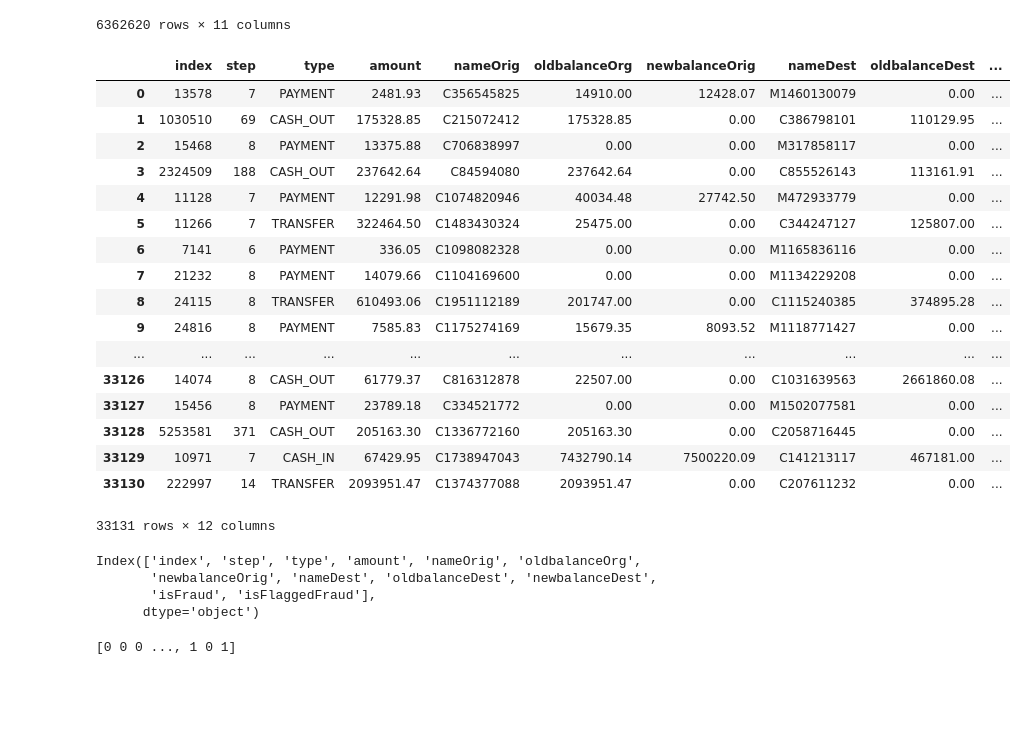
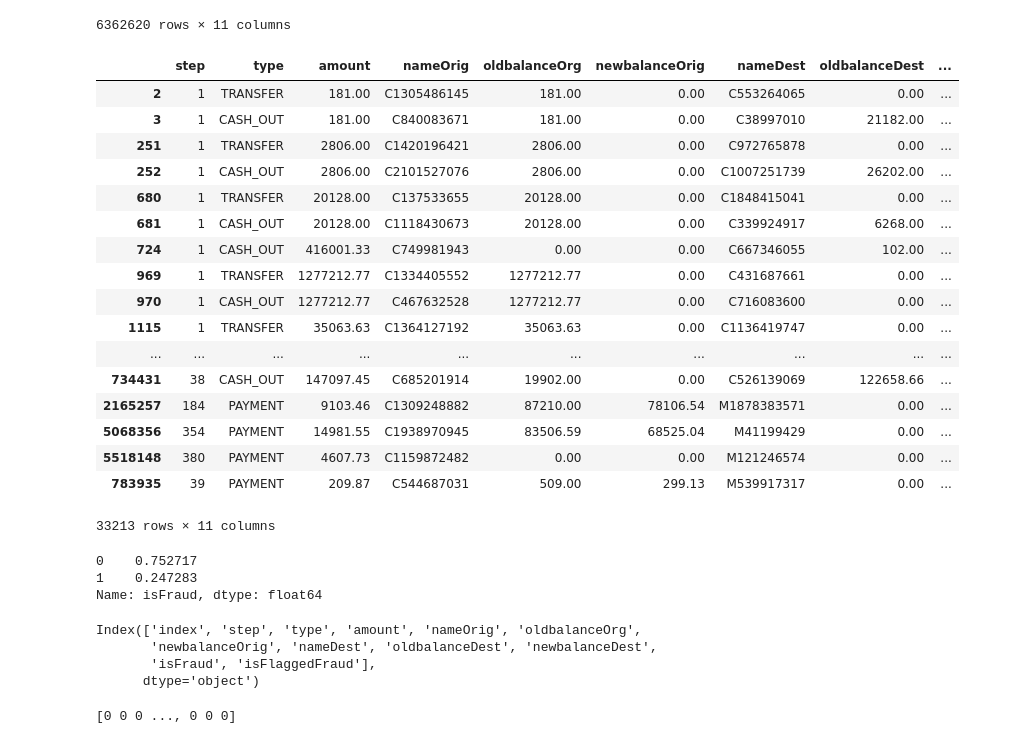
Before and after one commit to rodrigocrespo/Projeto-Final-de-CD, a Jupyter notebook: ProjetoFinal3.ipynb, the cells around one changed output. Cells and saved outputs as stored; diff of their text form; code cells hidden in the pictures; blank space fills up the shorter version.

```diff
--- a/ProjetoFinal3.ipynb
+++ b/ProjetoFinal3.ipynb
@@ -39,31 +39,38 @@ dados
 # %%
 #criando um dataframe com menos não fraudes para tornar maior a proporção de fraudes para não fraudes.
 dadosfraud = dados[(dados.isFraud == 1)]
 dadosnfraud = dados[(dados.isFraud == 0)]
-dadosnfraud = dadosnfraud.ix[0:25000]
+dadosnfraud = dadosnfraud.sample(frac = 1)
+dadosnfraud = dadosnfraud.iloc[0:25000]
 dadosfinais = pd.concat([dadosfraud,dadosnfraud])
-dadosfinais = dadosfinais.sample(frac = 1)
-dadosfinais = dadosfinais.reset_index()
 dadosfinais
 # %% [output]
-|  | index | step | type | amount | nameOrig | oldbalanceOrg | newbalanceOrig | nameDest | oldbalanceDest | ... |
-| 0 | 13578 | 7 | PAYMENT | 2481.93 | C356545825 | 14910.00 | 12428.07 | M1460130079 | 0.00 | ... |
-| 1 | 1030510 | 69 | CASH_OUT | 175328.85 | C215072412 | 175328.85 | 0.00 | C386798101 | 110129.95 | ... |
-| 2 | 15468 | 8 | PAYMENT | 13375.88 | C706838997 | 0.00 | 0.00 | M317858117 | 0.00 | ... |
-| 3 | 2324509 | 188 | CASH_OUT | 237642.64 | C84594080 | 237642.64 | 0.00 | C855526143 | 113161.91 | ... |
-| 4 | 11128 | 7 | PAYMENT | 12291.98 | C1074820946 | 40034.48 | 27742.50 | M472933779 | 0.00 | ... |
-| 5 | 11266 | 7 | TRANSFER | 322464.50 | C1483430324 | 25475.00 | 0.00 | C344247127 | 125807.00 | ... |
-| 6 | 7141 | 6 | PAYMENT | 336.05 | C1098082328 | 0.00 | 0.00 | M1165836116 | 0.00 | ... |
-| 7 | 21232 | 8 | PAYMENT | 14079.66 | C1104169600 | 0.00 | 0.00 | M1134229208 | 0.00 | ... |
-| 8 | 24115 | 8 | TRANSFER | 610493.06 | C1951112189 | 201747.00 | 0.00 | C1115240385 | 374895.28 | ... |
-| 9 | 24816 | 8 | PAYMENT | 7585.83 | C1175274169 | 15679.35 | 8093.52 | M1118771427 | 0.00 | ... |
-| ... | ... | ... | ... | ... | ... | ... | ... | ... | ... | ... |
-| 33126 | 14074 | 8 | CASH_OUT | 61779.37 | C816312878 | 22507.00 | 0.00 | C1031639563 | 2661860.08 | ... |
-| 33127 | 15456 | 8 | PAYMENT | 23789.18 | C334521772 | 0.00 | 0.00 | M1502077581 | 0.00 | ... |
-| 33128 | 5253581 | 371 | CASH_OUT | 205163.30 | C1336772160 | 205163.30 | 0.00 | C2058716445 | 0.00 | ... |
-| 33129 | 10971 | 7 | CASH_IN | 67429.95 | C1738947043 | 7432790.14 | 7500220.09 | C141213117 | 467181.00 | ... |
-| 33130 | 222997 | 14 | TRANSFER | 2093951.47 | C1374377088 | 2093951.47 | 0.00 | C207611232 | 0.00 | ... |
+|  | step | type | amount | nameOrig | oldbalanceOrg | newbalanceOrig | nameDest | oldbalanceDest | ... |
+| 2 | 1 | TRANSFER | 181.00 | C1305486145 | 181.00 | 0.00 | C553264065 | 0.00 | ... |
+| 3 | 1 | CASH_OUT | 181.00 | C840083671 | 181.00 | 0.00 | C38997010 | 21182.00 | ... |
+| 251 | 1 | TRANSFER | 2806.00 | C1420196421 | 2806.00 | 0.00 | C972765878 | 0.00 | ... |
+| 252 | 1 | CASH_OUT | 2806.00 | C2101527076 | 2806.00 | 0.00 | C1007251739 | 26202.00 | ... |
+| 680 | 1 | TRANSFER | 20128.00 | C137533655 | 20128.00 | 0.00 | C1848415041 | 0.00 | ... |
+| 681 | 1 | CASH_OUT | 20128.00 | C1118430673 | 20128.00 | 0.00 | C339924917 | 6268.00 | ... |
+| 724 | 1 | CASH_OUT | 416001.33 | C749981943 | 0.00 | 0.00 | C667346055 | 102.00 | ... |
+| 969 | 1 | TRANSFER | 1277212.77 | C1334405552 | 1277212.77 | 0.00 | C431687661 | 0.00 | ... |
+| 970 | 1 | CASH_OUT | 1277212.77 | C467632528 | 1277212.77 | 0.00 | C716083600 | 0.00 | ... |
+| 1115 | 1 | TRANSFER | 35063.63 | C1364127192 | 35063.63 | 0.00 | C1136419747 | 0.00 | ... |
+| ... | ... | ... | ... | ... | ... | ... | ... | ... | ... |
+| 734431 | 38 | CASH_OUT | 147097.45 | C685201914 | 19902.00 | 0.00 | C526139069 | 122658.66 | ... |
+| 2165257 | 184 | PAYMENT | 9103.46 | C1309248882 | 87210.00 | 78106.54 | M1878383571 | 0.00 | ... |
+| 5068356 | 354 | PAYMENT | 14981.55 | C1938970945 | 83506.59 | 68525.04 | M41199429 | 0.00 | ... |
+| 5518148 | 380 | PAYMENT | 4607.73 | C1159872482 | 0.00 | 0.00 | M121246574 | 0.00 | ... |
+| 783935 | 39 | PAYMENT | 209.87 | C544687031 | 509.00 | 299.13 | M539917317 | 0.00 | ... |
-33131 rows × 12 columns
+33213 rows × 11 columns
+# %%
+dadosfinais = dadosfinais.sample(frac = 1)
+dadosfinais = dadosfinais.reset_index()
+dadosfinais.isFraud.value_counts(True)
+# %% [output]
+0    0.752717
+1    0.247283
+Name: isFraud, dtype: float64
 # %%
 dadosfinais.columns
 # %% [output]
@@ -74,16 +81,20 @@ Index(['index', 'step', 'type', 'amount', 'nameOrig', 'oldbalanceOrg',
 # %%
 #utilizando o naive bayes retirado do site https://www.analyticsvidhya.com/blog/2017/09/naive-bayes-explained/
 #utilizando a mesma base de dados utilizada para treinar o naive bayes.
-y = dadosfinais.isFraud
-x = dadosfinais.loc[:, [ 'step', 'amount', 'oldbalanceOrg',
+dadosteste = dadosfinais[:5000]
+dadostreinamento = dadosfinais[5000:]
+y = dadostreinamento.isFraud
+x = dadostreinamento.loc[:, [ 'step', 'amount', 'oldbalanceOrg',
+       'newbalanceOrig', 'oldbalanceDest', 'newbalanceDest']]
+z = dadosteste.loc[:, [ 'step', 'amount', 'oldbalanceOrg',
        'newbalanceOrig', 'oldbalanceDest', 'newbalanceDest']]
 from sklearn.naive_bayes import GaussianNB
 model = GaussianNB()
 model.fit(x,y)
-predicted = model.predict(x)
+predicted = model.predict(z)
 print(predicted)
 #help(model.predict)
 # %% [output]
-[0 0 0 ..., 1 0 1]
+[0 0 0 ..., 0 0 0]
 # %%
 #comparando o real com a classficação do naive bayes
```
Also changed, not shown: parts of 3 cells of this notebook.
